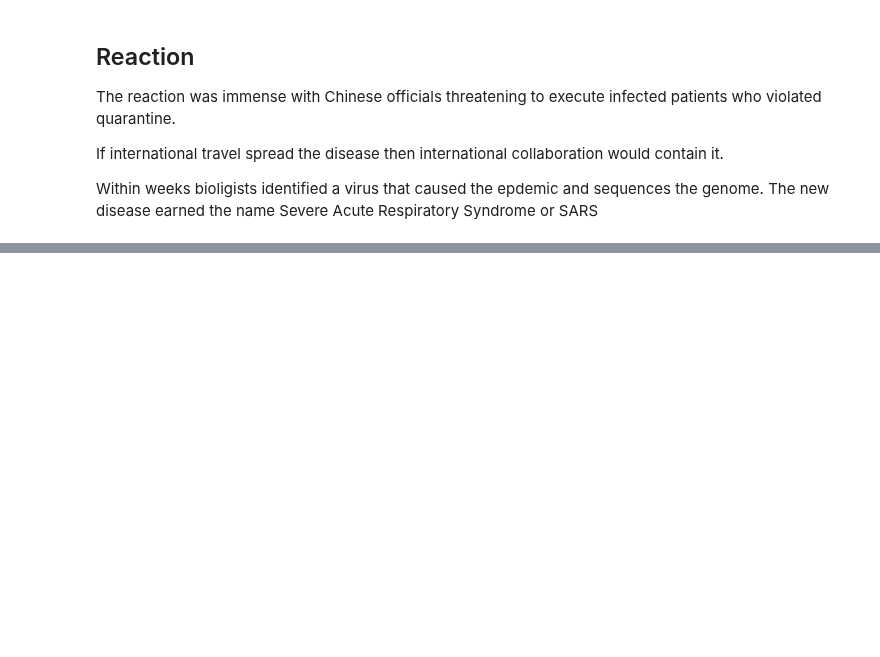
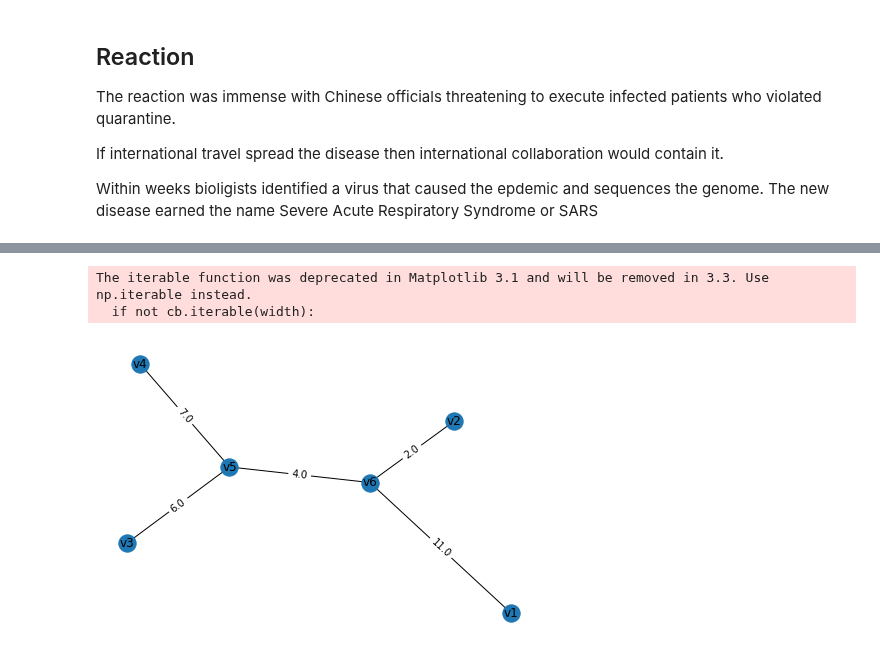
Before and after one commit to anderson-github-classroom/csc-448-student, a Jupyter notebook: labs/Lab2.ipynb, the cells around one changed output, grey strips where cells are left out. Saved outputs shown, nothing was run; the diff lists cells and outputs as text; code cells hidden in the pictures; blank space fills up the shorter version.

```diff
--- a/labs/Lab2.ipynb
+++ b/labs/Lab2.ipynb
@@ -332,0 +158,5 @@ Position: 3923621
+# %%
+import pandas as pd
+names = ["v1","v2","v3","v4"]
+D = pd.DataFrame([[0,13,21,22],[13,0,12,13],[21,12,0,13],[22,13,13,0]],index=names,columns=names)
+D
@@ -332,0 +338,33 @@ Position: 3923621
+# %%
+def additive_phylogeny(D,new_number):
+    D = D.copy()
+    if len(D) == 2:
+        return base_case(D) # Implemented correctly above
+    n = D.index[-1]
+    limbLength = limb(D,n) # our algorithm will choose the last node
+    Dtrimmed = D.drop(n).drop(n,axis=1)
+    for j in Dtrimmed.index:
+        D.loc[j,n] = D.loc[j,n] - limbLength
+        D.loc[n,j] = D.loc[j,n]
+
+    i,k = find(D,n) # Implemented correctly above
+    x = D.loc[i,n]
+    Dtrimmed = D.drop(n).drop(n,axis=1)
+    T = additive_phylogeny(Dtrimmed,new_number+1)
+
+    weight = D.loc[i,k]
+    v = "v%s"%new_number
+    # find out what node k is actually attached to
+    real_i = list(set(list(T.edges(k))[0]) - set([k]))[0]
+    ## Your solution here
+    # This is definitely the most complicated thing conceptually
+    # You'll need to add edges and remove edges (T.add_edge and T.remove_edge)
+    return T
+
+D = copy.copy(Dorig)
+G2 = additive_phylogeny(D,len(D)+1)
+show(G2)
+# %% [output]
+The iterable function was deprecated in Matplotlib 3.1 and will be removed in 3.3. Use np.iterable instead.
+  if not cb.iterable(width):
+[figure, added]
```
Also changed, not shown: parts of 87 cells of this notebook, 5 other files.
